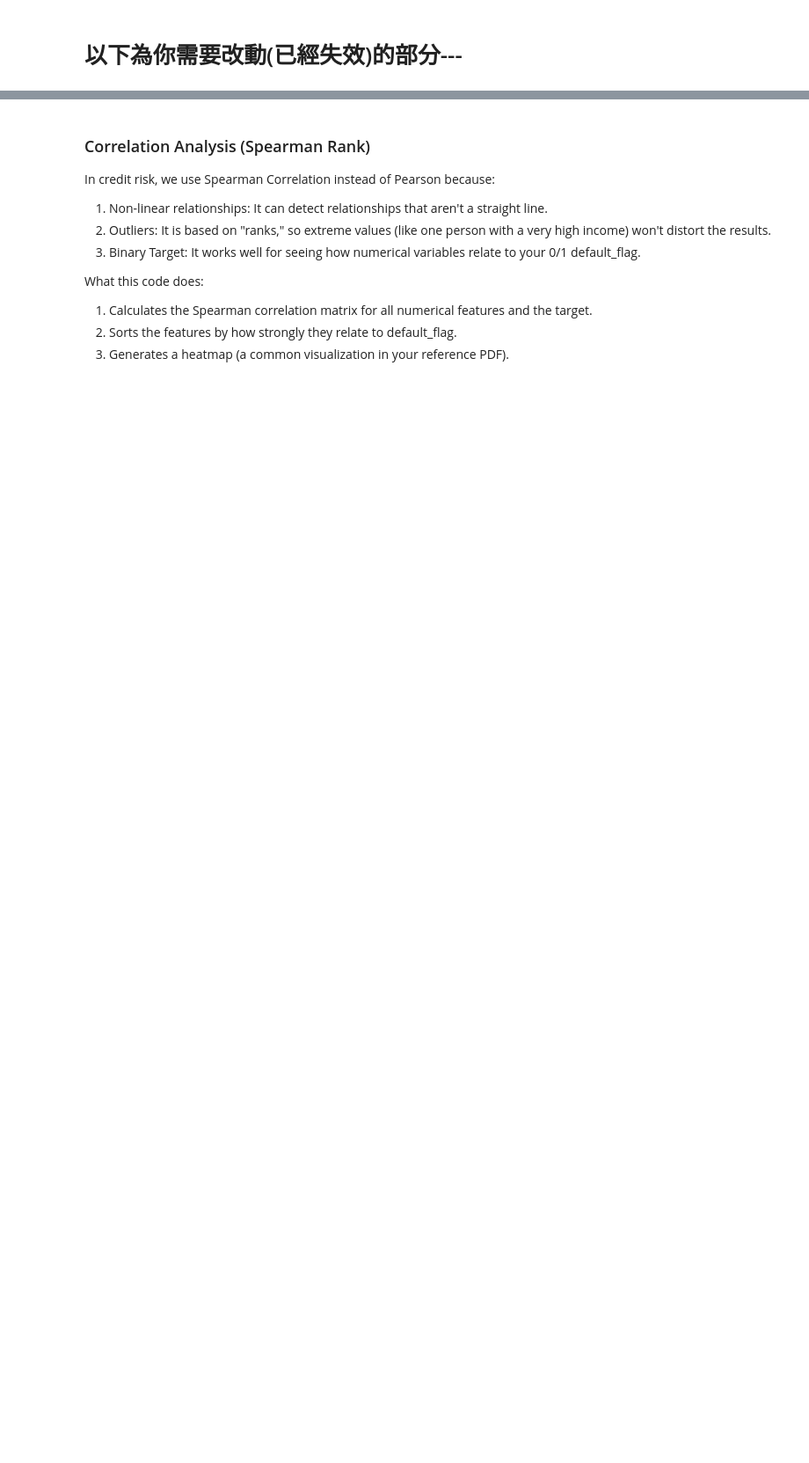
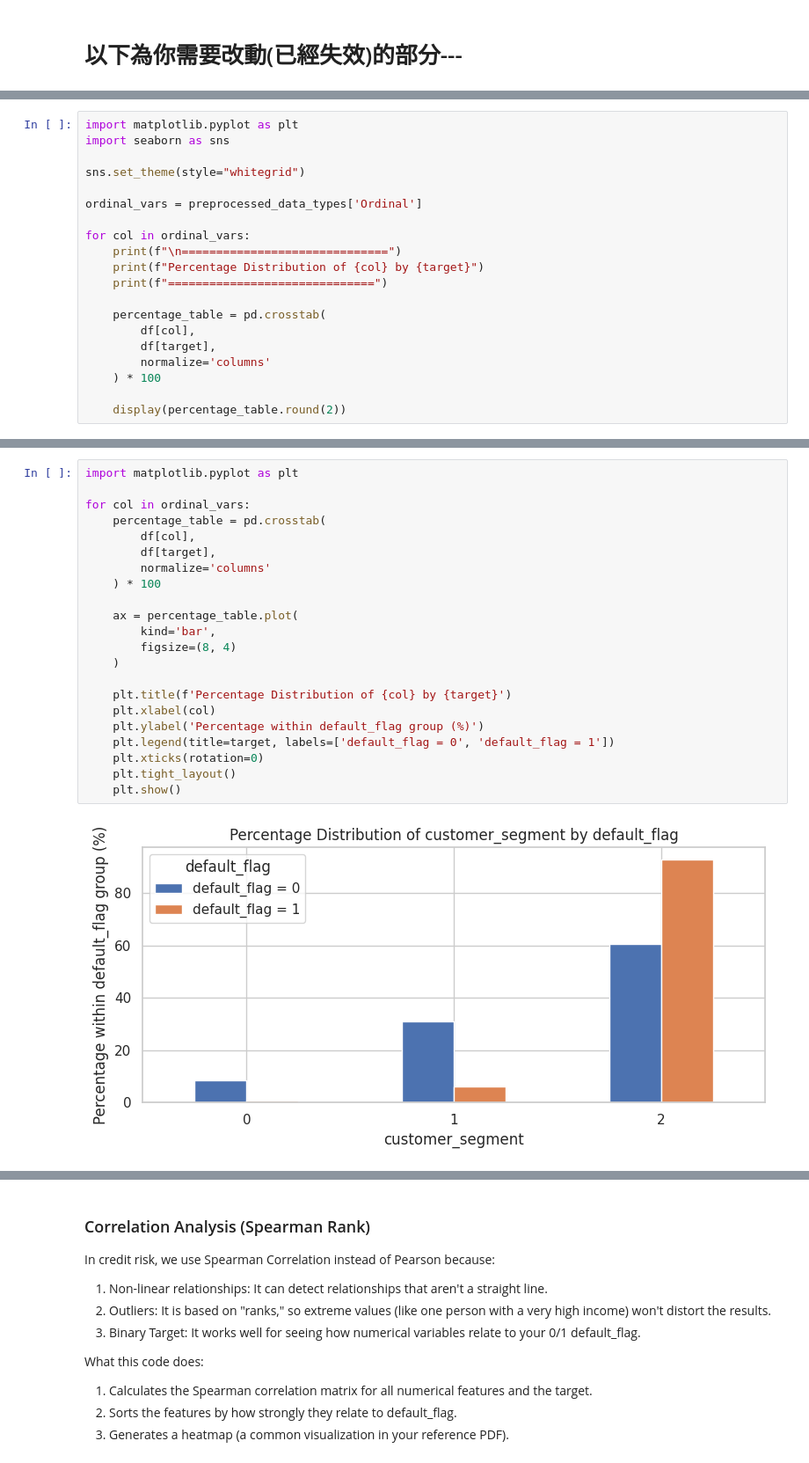
Before and after one commit to BobbleUnderBox/DataMiningG1FinalProject, a Jupyter notebook: notebooks/03_statistical_methods.ipynb, the cells around one changed output, grey strips where cells are left out. Shown at 88% size. Saved outputs shown, nothing was run; the diff lists cells and outputs as text; blank space fills up the shorter version.

```diff
--- a/notebooks/03_statistical_methods.ipynb
+++ b/notebooks/03_statistical_methods.ipynb
@@ -248,0 +209,20 @@ Name: proportion, dtype: float64
+# %%
+import matplotlib.pyplot as plt
+import seaborn as sns
+
+sns.set_theme(style="whitegrid")
+
+ordinal_vars = preprocessed_data_types['Ordinal']
+
+for col in ordinal_vars:
+    print(f"\n==============================")
+    print(f"Percentage Distribution of {col} by {target}")
+    print(f"==============================")
+
+    percentage_table = pd.crosstab(
+        df[col],
+        df[target],
+        normalize='columns'
+    ) * 100
+
+    display(percentage_table.round(2))
@@ -248,0 +310,24 @@ Name: proportion, dtype: float64
+# %%
+import matplotlib.pyplot as plt
+
+for col in ordinal_vars:
+    percentage_table = pd.crosstab(
+        df[col],
+        df[target],
+        normalize='columns'
+    ) * 100
+
+    ax = percentage_table.plot(
+        kind='bar',
+        figsize=(8, 4)
+    )
+
+    plt.title(f'Percentage Distribution of {col} by {target}')
+    plt.xlabel(col)
+    plt.ylabel('Percentage within default_flag group (%)')
+    plt.legend(title=target, labels=['default_flag = 0', 'default_flag = 1'])
+    plt.xticks(rotation=0)
+    plt.tight_layout()
+    plt.show()
+# %% [output]
+[figure, added]
```
Also changed, not shown: parts of 16 cells of this notebook.
